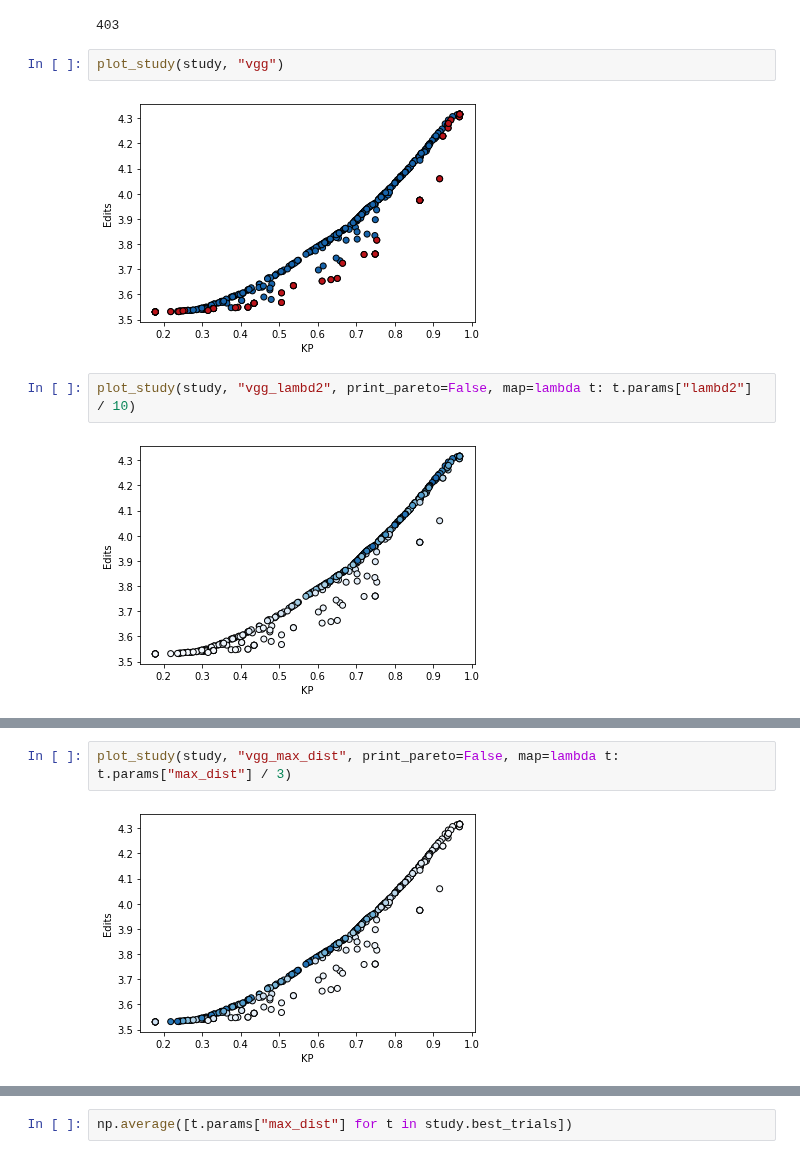
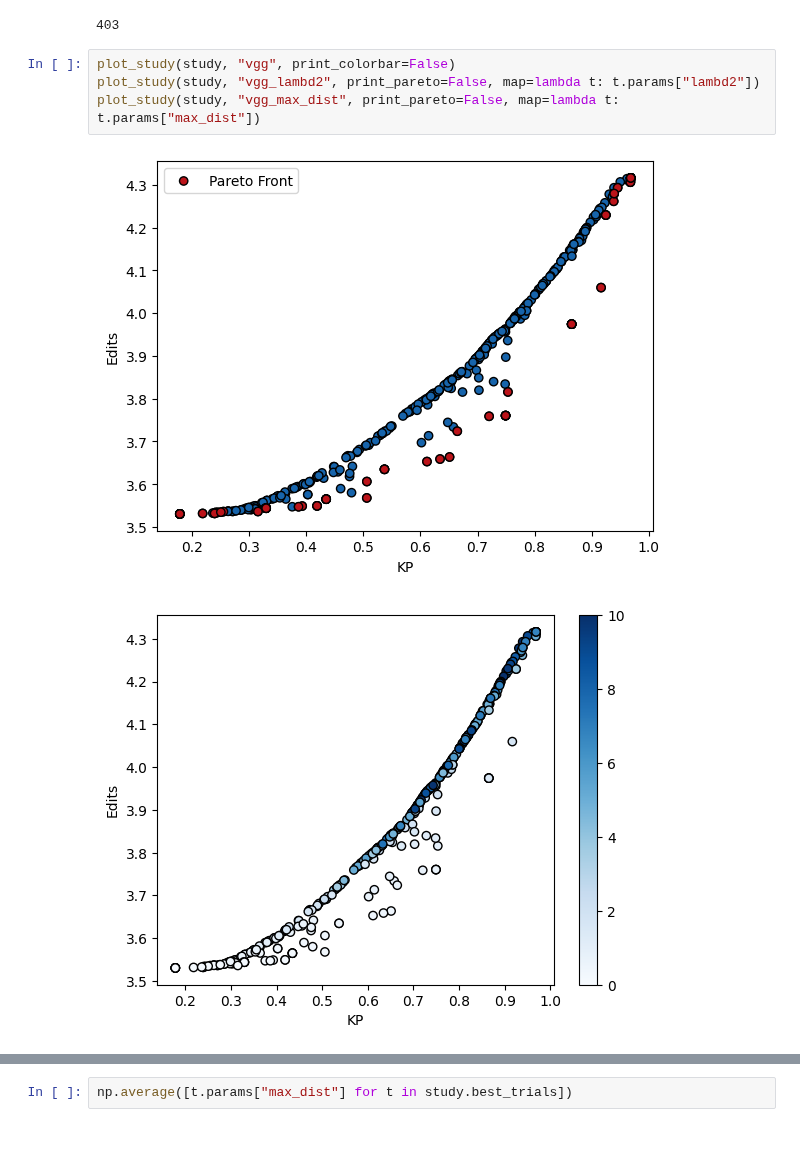
Before and after one commit to florenceboettger/visual-counterfactuals, a Jupyter notebook: evaluate_study_vgg.ipynb, the cells around one changed output, grey strips where cells are left out. Saved outputs shown, nothing was run; the diff lists cells and outputs as text.

Commit message:
update visualization

```diff
--- a/evaluate_study_vgg.ipynb
+++ b/evaluate_study_vgg.ipynb
@@ -53,11 +53,10 @@ len(study.trials)
 len([t for t in study.trials if t.values is not None])
 # %% [output]
 403
-# %%
-plot_study(study, "vgg")
-# %% [output]
-[figure, removed]
 # %%
-plot_study(study, "vgg_lambd2", print_pareto=False, map=lambda t: t.params["lambd2"] / 10)
+plot_study(study, "vgg", print_colorbar=False)
+plot_study(study, "vgg_lambd2", print_pareto=False, map=lambda t: t.params["lambd2"])
+plot_study(study, "vgg_max_dist", print_pareto=False, map=lambda t: t.params["max_dist"])
 # %% [output]
-[figure, old version]
+[figure, new version]
+[figure, added]
@@ -64,4 +63,0 @@ plot_study(study, "vgg_lambd2", print_pareto=False, map=lambda t: t.params["lamb
-# %%
-plot_study(study, "vgg_max_dist", print_pareto=False, map=lambda t: t.params["max_dist"] / 3)
-# %% [output]
-[figure, removed]
```
Also changed, not shown: parts of 8 cells of this notebook, 44 other files.
